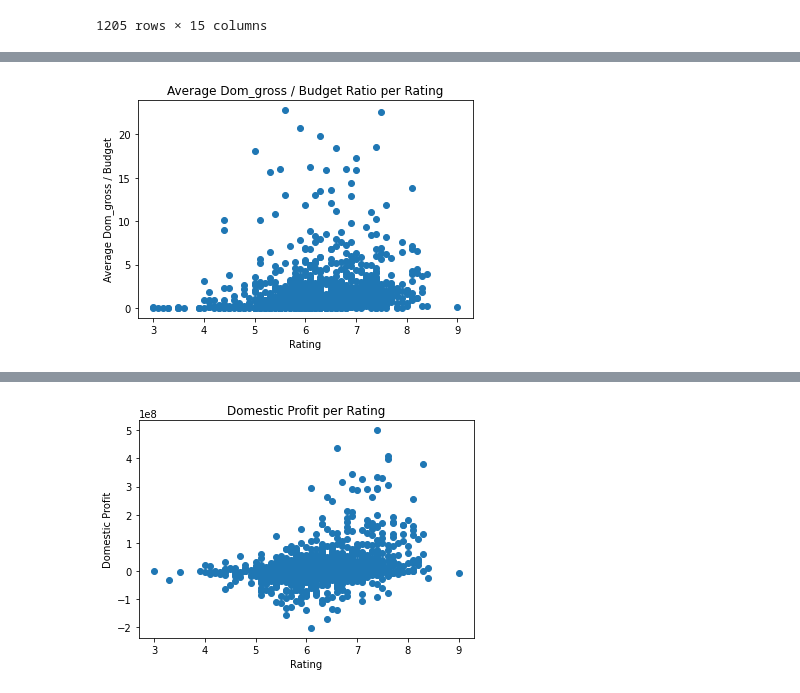
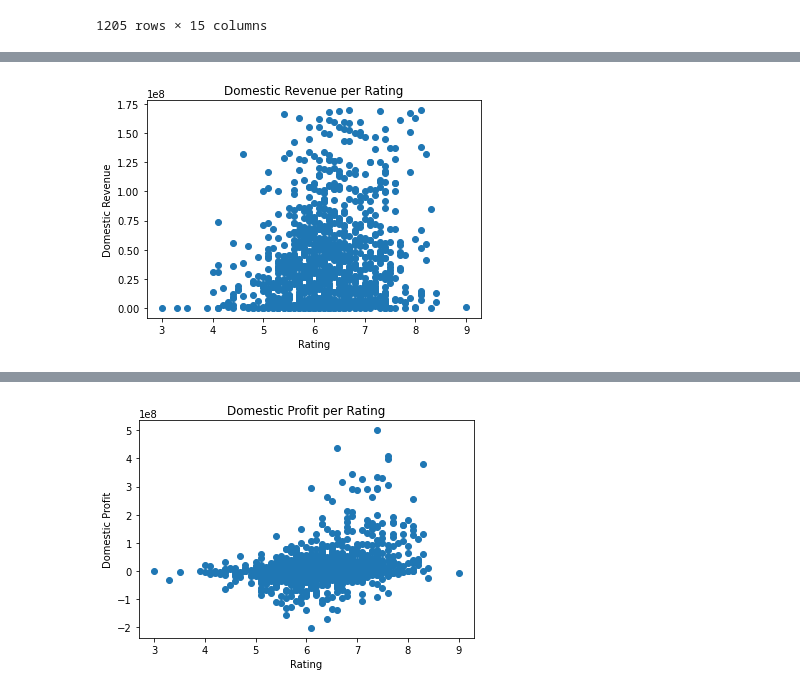
Before and after one commit to mfFrida/Capstone-Project-Semester-1, a Jupyter notebook: student.ipynb, the cells around one changed output, grey strips where cells are left out. Saved outputs shown, nothing was run; the diff lists cells and outputs as text; code cells hidden in the pictures.

Commit message:
Updated visuals, created stats, and modified data

```diff
--- a/student.ipynb
+++ b/student.ipynb
@@ -311,0 +296,9 @@ dom_ratio_movie_db
+# %%
+#determine outliers
+p25 = np.percentile(new_movie_db['domestic_gross'], 25)
+p75 = np.percentile(new_movie_db['domestic_gross'], 75)
+iqr = p75 - p25
+outlier = p75 + (1.5 * iqr)
+#create db that removes outliers
+dr_movie_db = new_movie_db.drop(new_movie_db[new_movie_db['domestic_gross'] > outlier].index)
+dr_movie_db
@@ -312,12 +319,13 @@ dom_ratio_movie_db
 # %%
-x = dom_ratio_movie_db['vote_average']
+x = dr_movie_db['vote_average']
 
-y = dom_ratio_movie_db['dom_gross / budget']
+y = dr_movie_db['domestic_gross']
 
 plt.scatter(x, y)
 plt.xlabel('Rating')
-plt.ylabel('Average Dom_gross / Budget')
-plt.title('Average Dom_gross / Budget Ratio per Rating')
+plt.ylabel('Domestic Revenue')
+plt.title('Domestic Revenue per Rating')
+
 plt.show()
 # %% [output]
-[figure, old version]
+[figure, new version]
```
Also changed, not shown: parts of 35 cells of this notebook.
